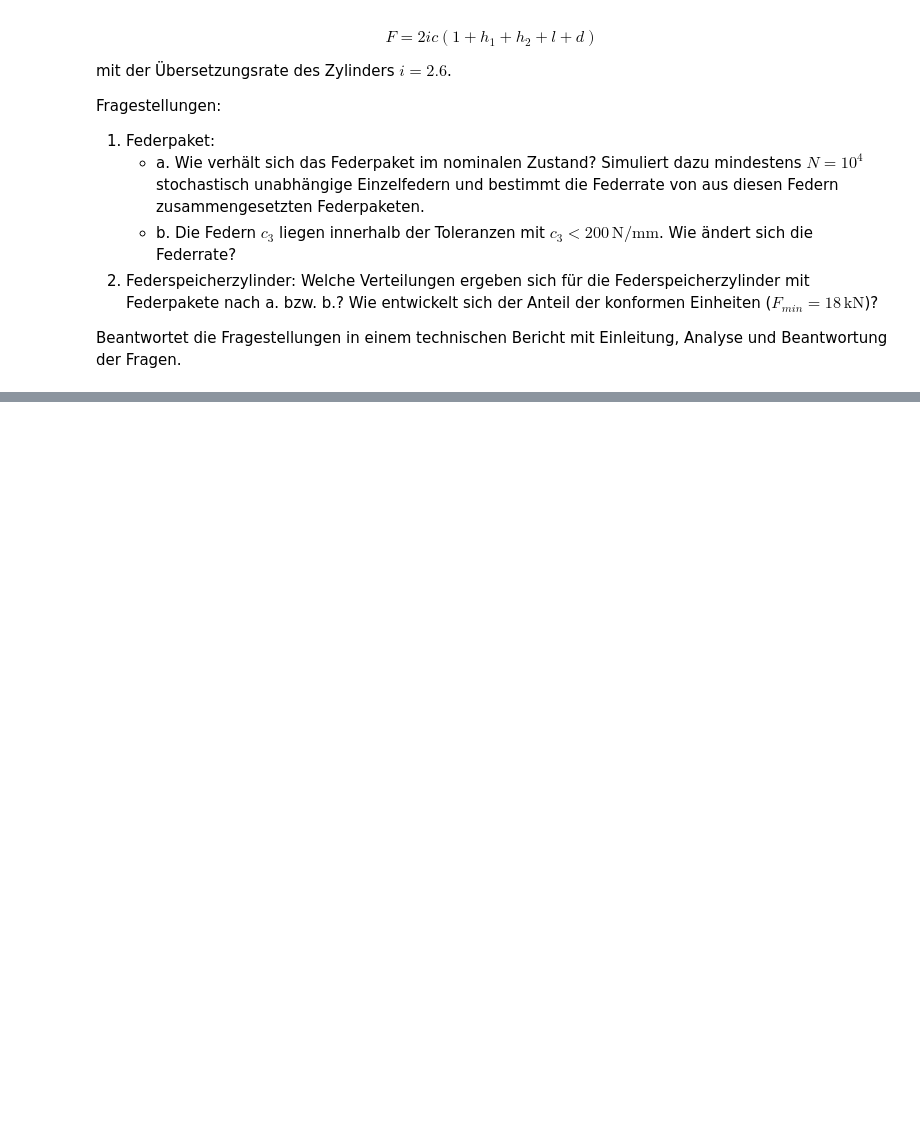
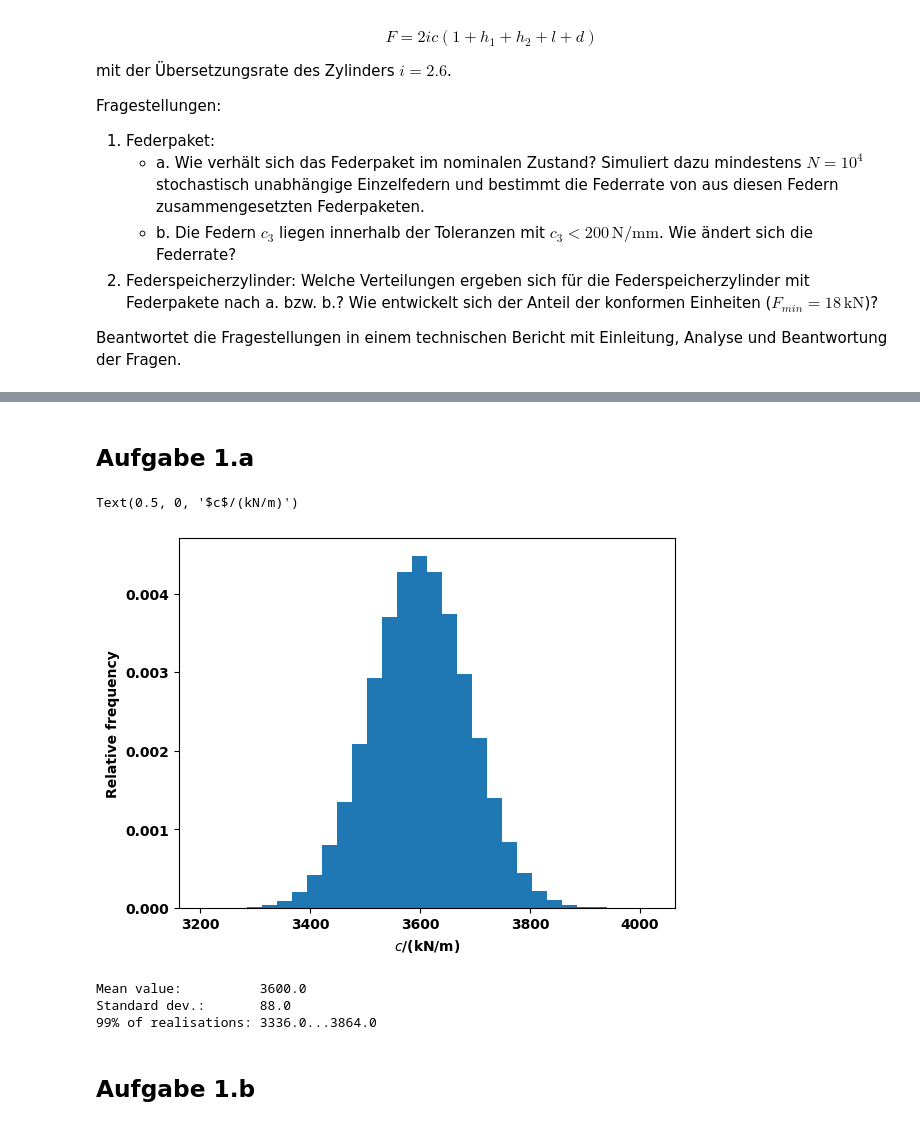
Before and after one commit to FHAC-MdQM/monte-carlo-simulation-LeoSchnuch, a Jupyter notebook: MonteCarlo.ipynb, the cells around one changed output, grey strips where cells are left out. Drawn from its saved outputs; the diff is of its cells as text; code cells hidden in the pictures; blank space fills up the shorter version.

Commit message:
Aufgabe 1a und b fertig

```diff
--- a/MonteCarlo.ipynb
+++ b/MonteCarlo.ipynb
@@ -45,0 +45,36 @@ NameError: name 'aesdhgzhjk' is not defined
+# %%
+#Anzahl Federn
+N = int(1e6)
+# %%
+#fixierter random Generator für reproduzierbare Zufallszahlen
+rng = np.random.default_rng(42)
+#Größe der Arrays - Nx8
+S = (N,8)
+# %% [markdown]
+## Aufgabe 1.a
+# %%
+#Toleranzbänder der Federn
+c1 = rng.uniform(low =80, high = 120, size = S)
+c2 = rng.uniform(low =120, high = 180, size = S)
+c3 = rng.uniform(low =160, high = 240, size = S)
+# %%
+#Gesamt Federsteifigkeit der Federpakete
+c = np.sum (c1, axis = 1)+np.sum (c2, axis = 1)+np.sum (c3, axis = 1)
+# %%
+nbins = 30
+plt.hist(c, density = True, bins = nbins)
+plt.ylabel('Relative frequency')
+plt.xlabel('$c$/(kN/m)')
+# %% [output]
+Text(0.5, 0, '$c$/(kN/m)')
+[figure, added]
+# %%
+print('Mean value:          ' + str(np.round(np.mean(c))))
+print('Standard dev.:       ' + str(np.round(np.std(c))))
+print('99% of realisations: ' + str(np.round(np.mean(c)-3*np.std(c))) + '...' + str(np.round(np.mean(c)+3*np.std(c))))
+# %% [output]
+Mean value:          3600.0
+Standard dev.:       88.0
+99% of realisations: 3336.0...3864.0
+# %% [markdown]
+## Aufgabe 1.b
```
Also changed, not shown: parts of 7 cells of this notebook.
